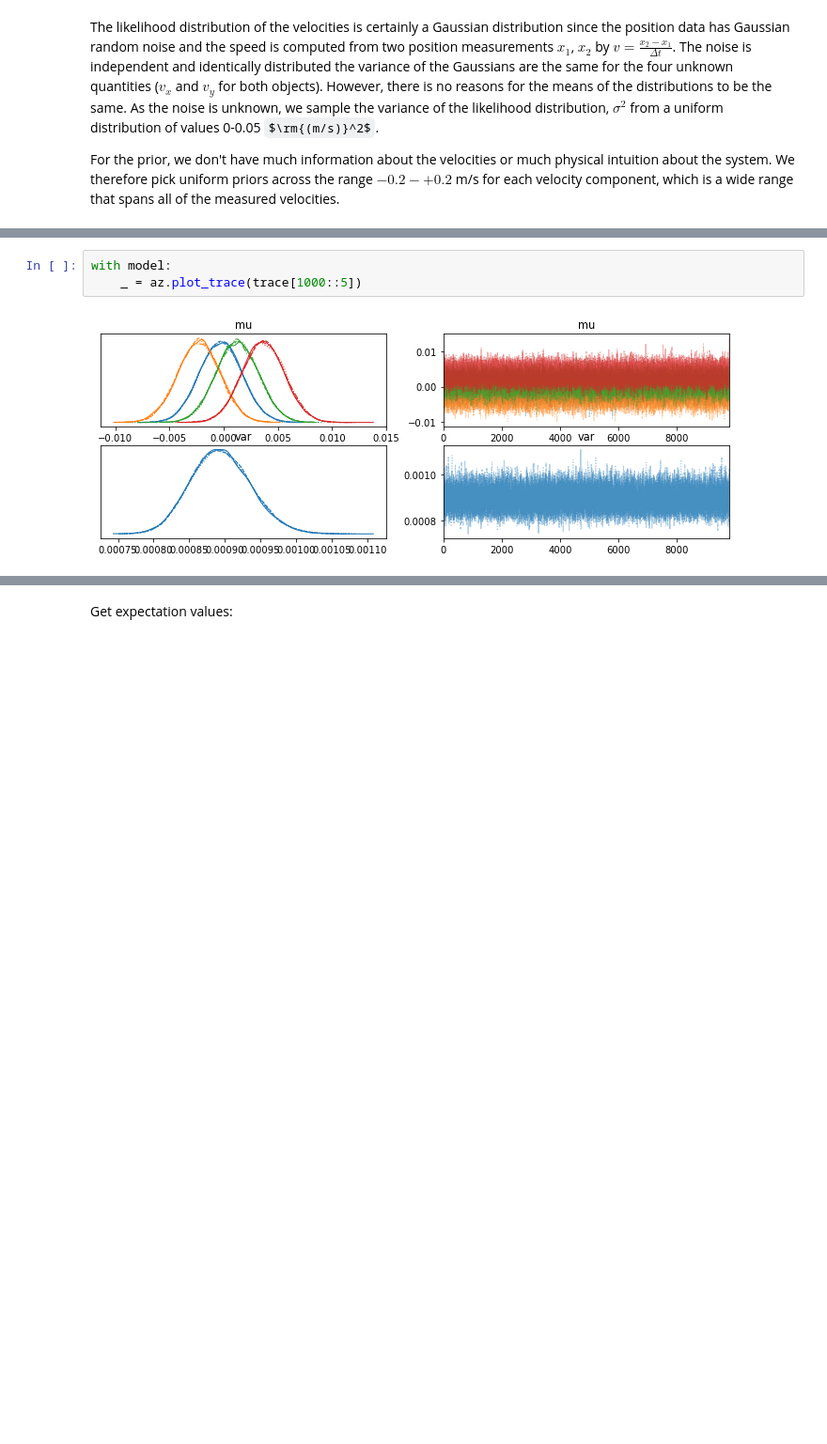
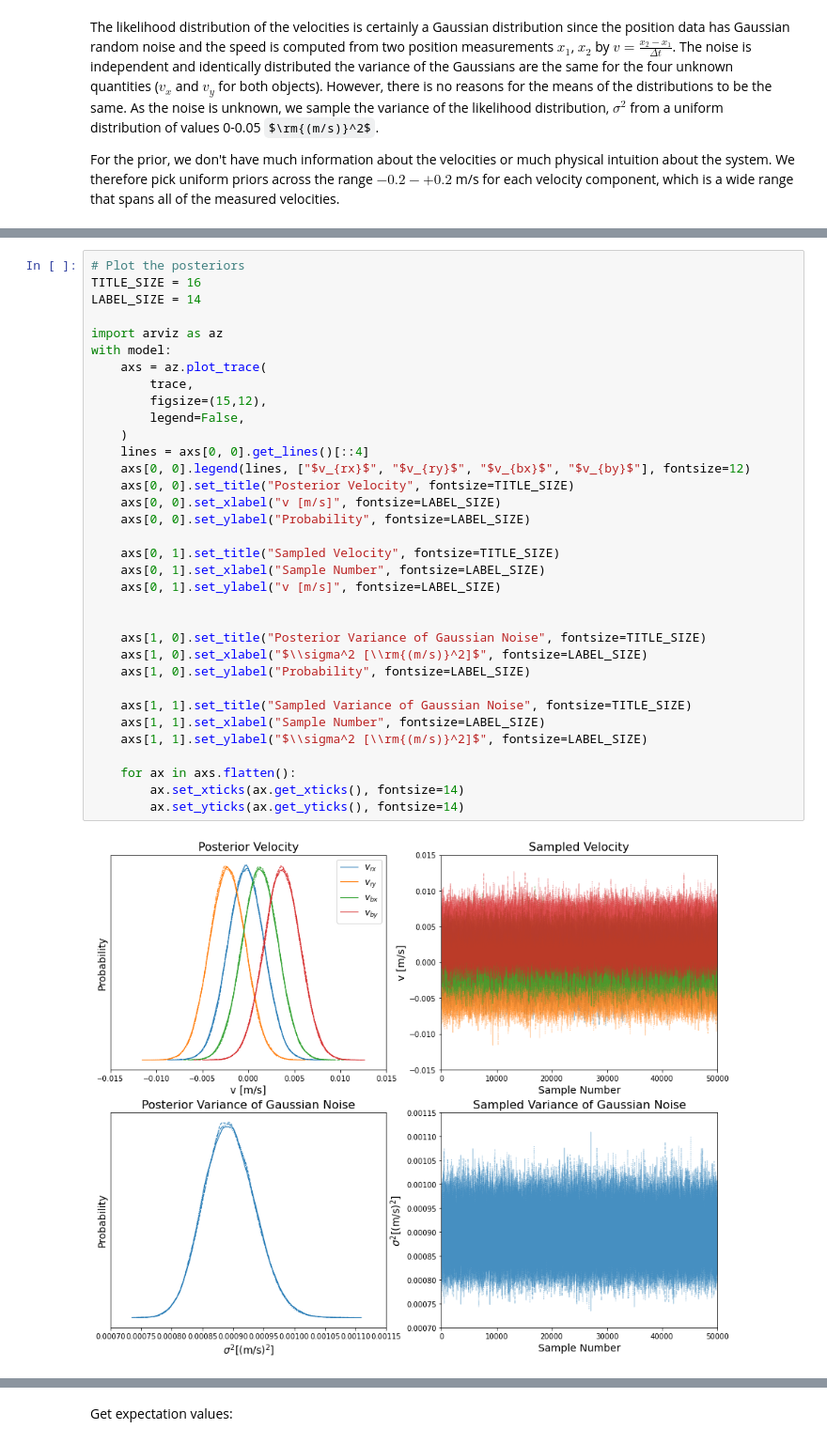
Before and after one commit to christianhbye/python_ay_250_hw, a Jupyter notebook: hw8/hw8.ipynb, the cells around one changed output, grey strips where cells are left out. Shown at 94% size. Drawn from its saved outputs; the diff is of its cells as text; some formulas as TeX source; blank space fills up the shorter version.

```diff
--- a/hw8/hw8.ipynb
+++ b/hw8/hw8.ipynb
@@ -139,5 +104,36 @@ Sampling 4 chains for 1_000 tune and 50_000 draw iterations (4_000 + 200_000 dra
 # %%
+# Plot the posteriors
+TITLE_SIZE = 16
+LABEL_SIZE = 14
+
+import arviz as az
 with model:
-    _ = az.plot_trace(trace[1000::5])
+    axs = az.plot_trace(
+        trace,
+        figsize=(15,12),
+        legend=False,
+    )
+    lines = axs[0, 0].get_lines()[::4]
+    axs[0, 0].legend(lines, ["$v_{rx}$", "$v_{ry}$", "$v_{bx}$", "$v_{by}$"], fontsize=12)
+    axs[0, 0].set_title("Posterior Velocity", fontsize=TITLE_SIZE)
+    axs[0, 0].set_xlabel("v [m/s]", fontsize=LABEL_SIZE)
+    axs[0, 0].set_ylabel("Probability", fontsize=LABEL_SIZE)
+
+    axs[0, 1].set_title("Sampled Velocity", fontsize=TITLE_SIZE)
+    axs[0, 1].set_xlabel("Sample Number", fontsize=LABEL_SIZE)
+    axs[0, 1].set_ylabel("v [m/s]", fontsize=LABEL_SIZE)
+
+
+    axs[1, 0].set_title("Posterior Variance of Gaussian Noise", fontsize=TITLE_SIZE)
+    axs[1, 0].set_xlabel("$\\sigma^2 [\\rm{(m/s)}^2]$", fontsize=LABEL_SIZE)
+    axs[1, 0].set_ylabel("Probability", fontsize=LABEL_SIZE)
+
+    axs[1, 1].set_title("Sampled Variance of Gaussian Noise", fontsize=TITLE_SIZE)
+    axs[1, 1].set_xlabel("Sample Number", fontsize=LABEL_SIZE)
+    axs[1, 1].set_ylabel("$\\sigma^2 [\\rm{(m/s)}^2]$", fontsize=LABEL_SIZE)
+
+    for ax in axs.flatten():
+        ax.set_xticks(ax.get_xticks(), fontsize=14)
+        ax.set_yticks(ax.get_yticks(), fontsize=14)
 # %% [output]
-[figure, old version]
+[figure, new version]
```
Also changed, not shown: parts of 13 cells of this notebook.
